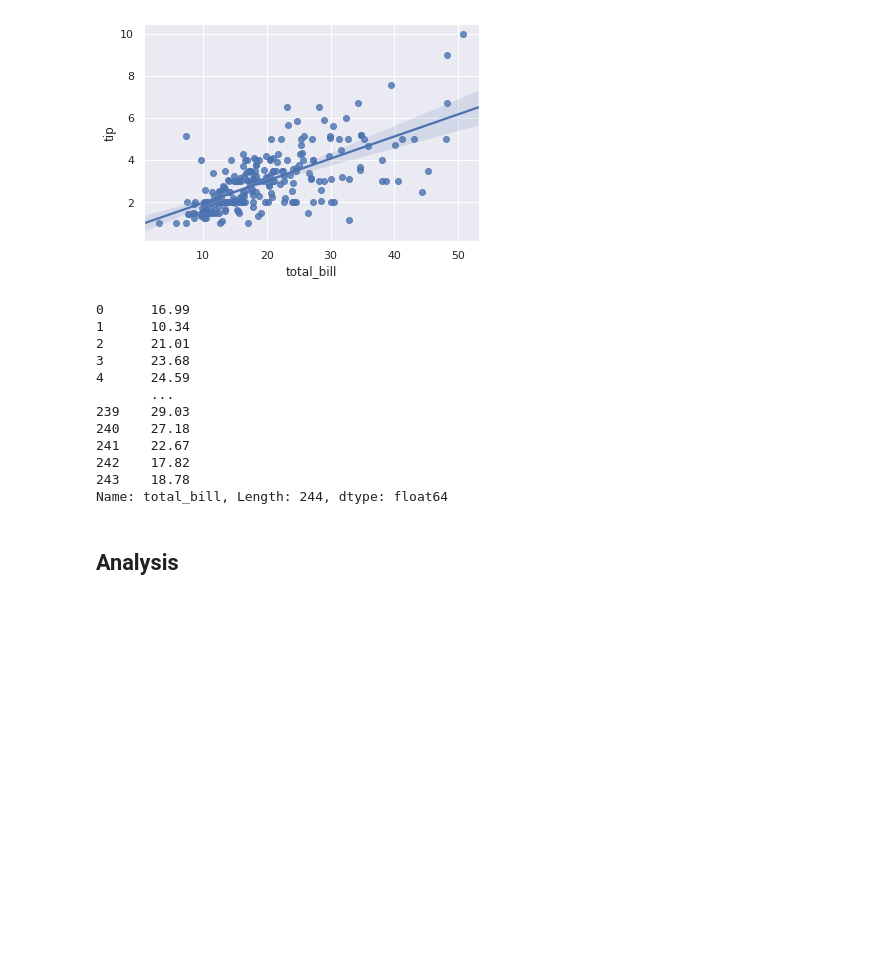
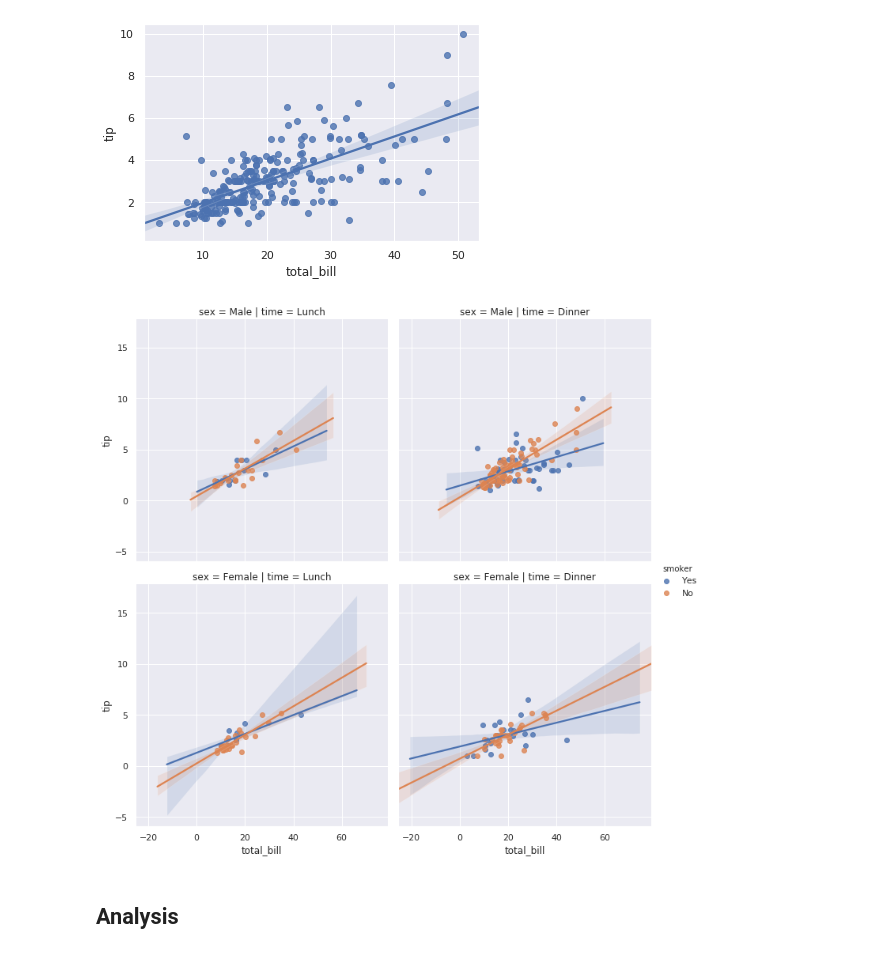
Before and after one commit to neadie/FundamentalsOfDataAnalysisProject, a Jupyter notebook: DataAnalyticsFundamentals.ipynb, the cells around one changed output. Saved outputs shown, nothing was run; the diff lists cells and outputs as text; code cells hidden in the pictures; blank space fills up the shorter version.

Commit message:
start of regression

```diff
--- a/DataAnalyticsFundamentals.ipynb
+++ b/DataAnalyticsFundamentals.ipynb
@@ -5,7 +5,10 @@ Tips in restaurants may be influenced by many factors, including the type restau
 # %% [markdown]
 ### Loading the dataset
 # %%
+import numpy as np
+import matplotlib.pyplot as plt
 import seaborn as sns
+sns.set(color_codes=True)
 tips = sns.load_dataset("tips")
 tips.head()
 # %% [output]
@@ -162,25 +200,11 @@ sns.set(color_codes=True)
 ax = sns.regplot(x="total_bill", y="tip", data=tips)
 # %% [output]
 [figure]
-# %%
- from sklearn.linear_model import LinearRegression
-
-X=tips['total_bill']
-y=tips['tip']
-X
-# %% [output]
-0      16.99
-1      10.34
-2      21.01
-3      23.68
-4      24.59
-       ...
-239    29.03
-240    27.18
-241    22.67
-242    17.82
-243    18.78
-Name: total_bill, Length: 244, dtype: float64
+# %%
+sns.lmplot(x="total_bill", y="tip", hue="smoker",
+           col="time", row="sex", data=tips);
+# %% [output]
+[figure, added]
 # %% [markdown]
 ## Analysis
 # %% [markdown]
```
Also changed, not shown: parts of 9 cells of this notebook.
